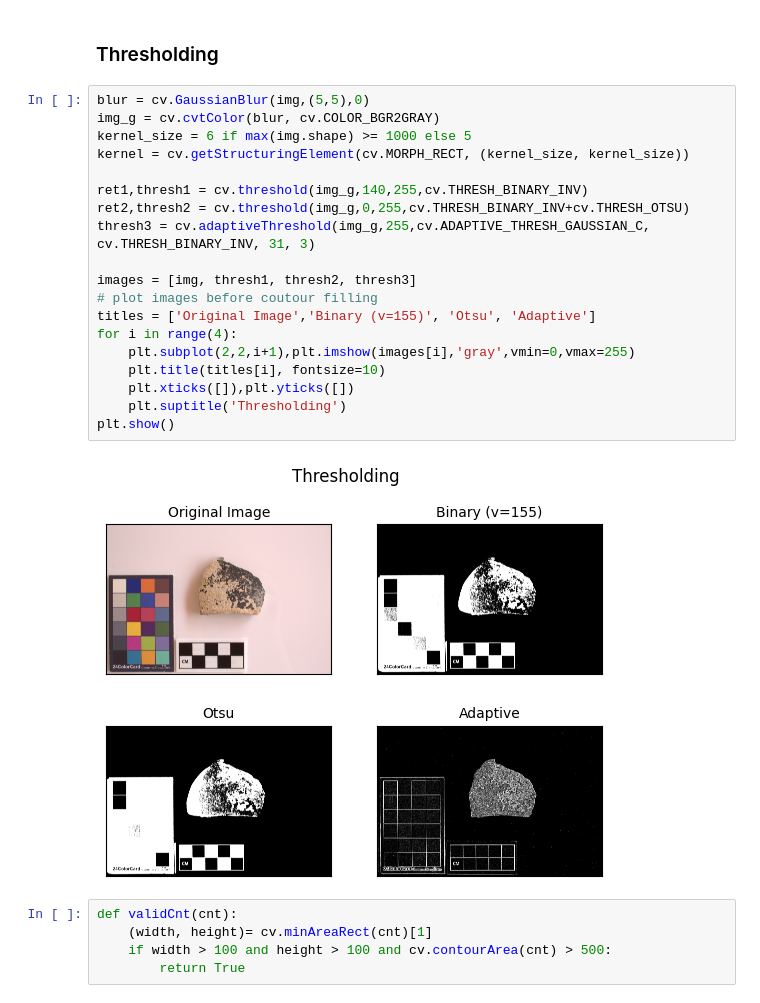
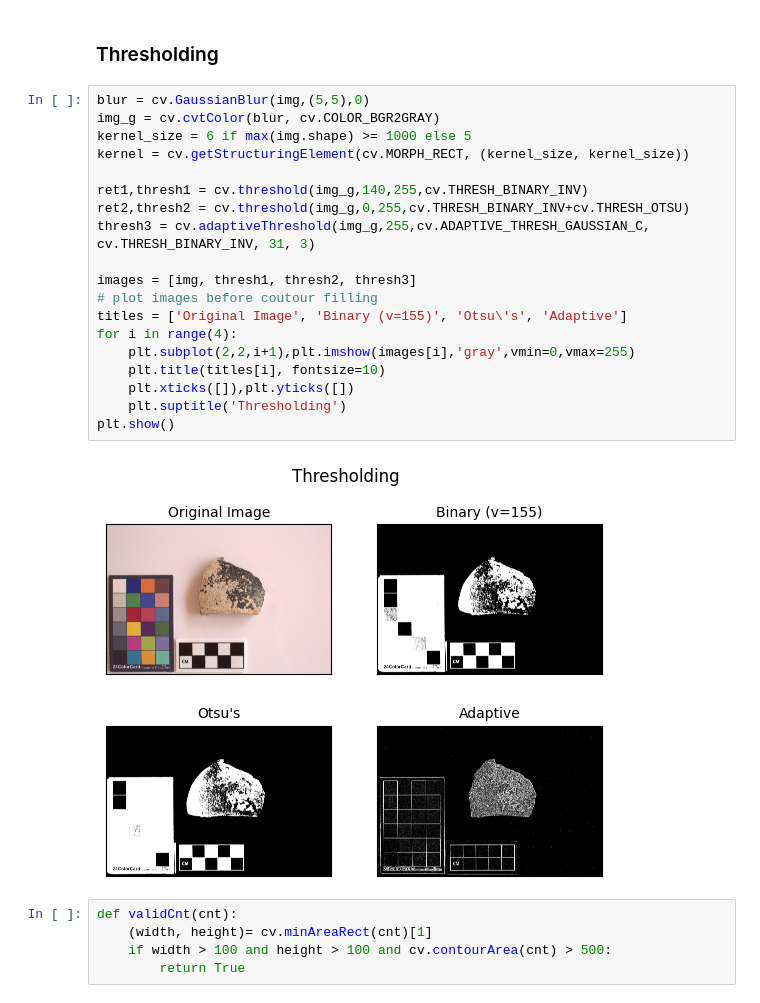
Before and after one commit to FYP-2024-CV-in-Archeology/CV-in-Archeology, a Jupyter notebook: notebooks/Cropping.ipynb, the cells around one changed output. Drawn from its saved outputs; the diff is of its cells as text.

```diff
--- a/notebooks/Cropping.ipynb
+++ b/notebooks/Cropping.ipynb
@@ -29,24 +29,24 @@ plt.imshow(img)
 # %%
 blur = cv.GaussianBlur(img,(5,5),0)
 img_g = cv.cvtColor(blur, cv.COLOR_BGR2GRAY)
 kernel_size = 6 if max(img.shape) >= 1000 else 5
 kernel = cv.getStructuringElement(cv.MORPH_RECT, (kernel_size, kernel_size))
 
 ret1,thresh1 = cv.threshold(img_g,140,255,cv.THRESH_BINARY_INV)
 ret2,thresh2 = cv.threshold(img_g,0,255,cv.THRESH_BINARY_INV+cv.THRESH_OTSU)
 thresh3 = cv.adaptiveThreshold(img_g,255,cv.ADAPTIVE_THRESH_GAUSSIAN_C, cv.THRESH_BINARY_INV, 31, 3)
 
 images = [img, thresh1, thresh2, thresh3]
 # plot images before coutour filling
-titles = ['Original Image','Binary (v=155)', 'Otsu', 'Adaptive']
+titles = ['Original Image', 'Binary (v=155)', 'Otsu\'s', 'Adaptive']
 for i in range(4):
     plt.subplot(2,2,i+1),plt.imshow(images[i],'gray',vmin=0,vmax=255)
     plt.title(titles[i], fontsize=10)
     plt.xticks([]),plt.yticks([])
     plt.suptitle('Thresholding')
 plt.show()
 # %% [output]
-[figure, old version]
+[figure, new version]
 # %%
 def validCnt(cnt):
     (width, height)= cv.minAreaRect(cnt)[1]
```
Also changed, not shown: parts of 13 cells of this notebook, 3 other files.
